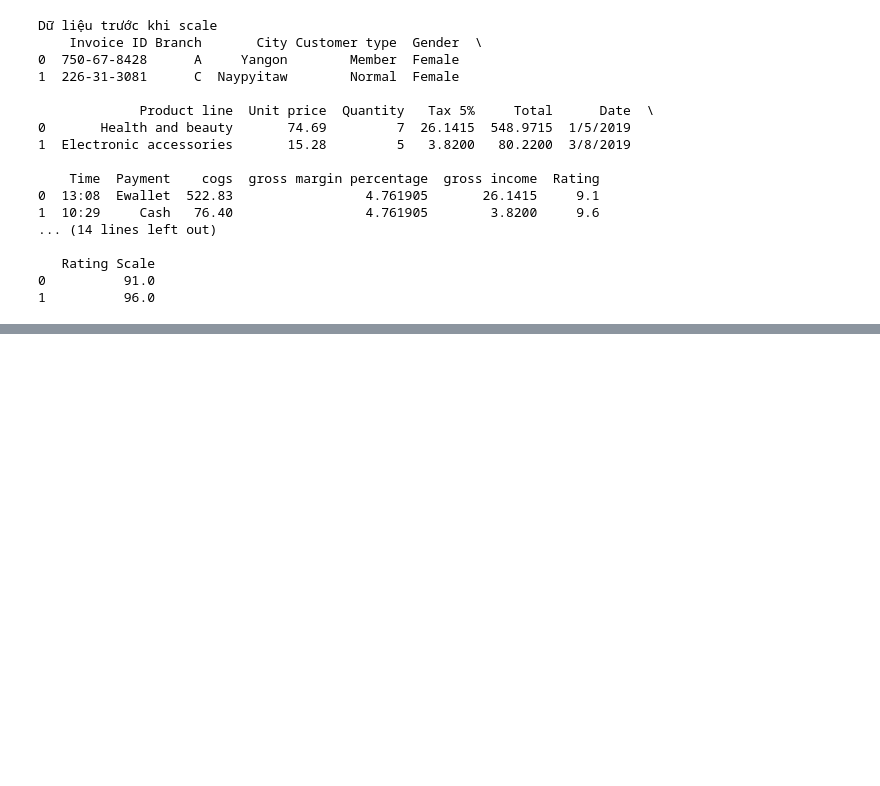
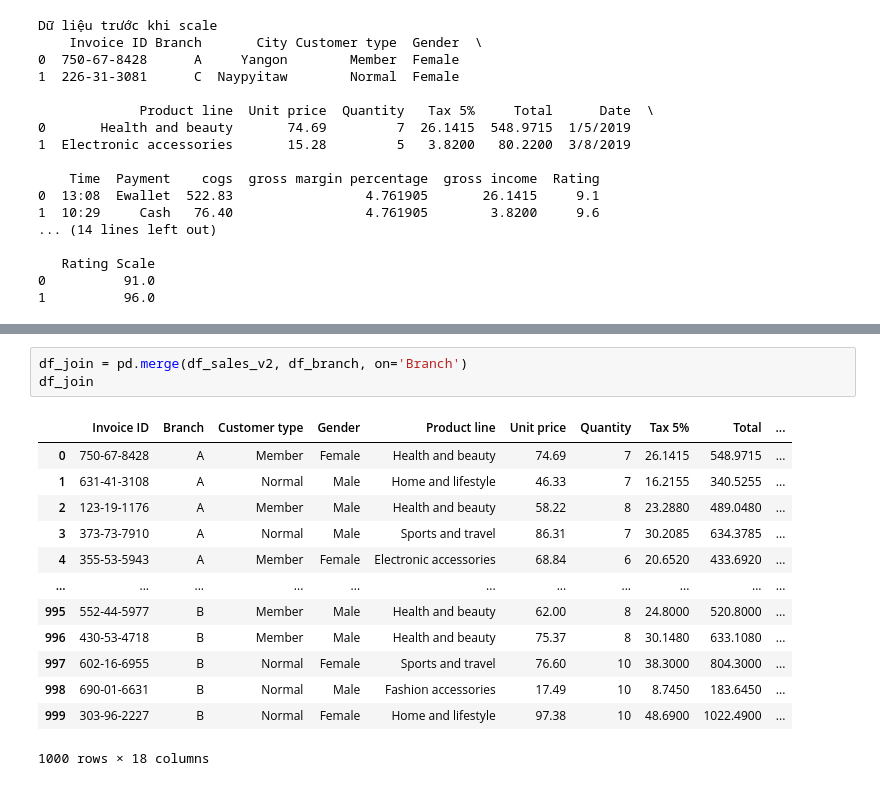
Before and after one commit to ndthanhthuyf11/Course_DA_With_R-Python, a Jupyter notebook: TroGiang/TroGiang_Buoi1.ipynb, the cells around one changed output, grey strips where cells are left out. Drawn from its saved outputs; the diff is of its cells as text; blank space fills up the shorter version.

```diff
--- a/TroGiang/TroGiang_Buoi1.ipynb
+++ b/TroGiang/TroGiang_Buoi1.ipynb
@@ -136,0 +164,17 @@ df_sales[(df_sales['Branch']=='A') | (df_sales['City']=='Yangon')]
+# %%
+df_join = pd.merge(df_sales_v2, df_branch, on='Branch')
+df_join
+# %% [output]
+|  | Invoice ID | Branch | Customer type | Gender | Product line | Unit price | Quantity | Tax 5% | Total | ... |
+| 0 | 750-67-8428 | A | Member | Female | Health and beauty | 74.69 | 7 | 26.1415 | 548.9715 | ... |
+| 1 | 631-41-3108 | A | Normal | Male | Home and lifestyle | 46.33 | 7 | 16.2155 | 340.5255 | ... |
+| 2 | 123-19-1176 | A | Member | Male | Health and beauty | 58.22 | 8 | 23.2880 | 489.0480 | ... |
+| 3 | 373-73-7910 | A | Normal | Male | Sports and travel | 86.31 | 7 | 30.2085 | 634.3785 | ... |
+| 4 | 355-53-5943 | A | Member | Female | Electronic accessories | 68.84 | 6 | 20.6520 | 433.6920 | ... |
+| ... | ... | ... | ... | ... | ... | ... | ... | ... | ... | ... |
+| 995 | 552-44-5977 | B | Member | Male | Health and beauty | 62.00 | 8 | 24.8000 | 520.8000 | ... |
+| 996 | 430-53-4718 | B | Member | Male | Health and beauty | 75.37 | 8 | 30.1480 | 633.1080 | ... |
+| 997 | 602-16-6955 | B | Normal | Female | Sports and travel | 76.60 | 10 | 38.3000 | 804.3000 | ... |
+| 998 | 690-01-6631 | B | Normal | Male | Fashion accessories | 17.49 | 10 | 8.7450 | 183.6450 | ... |
+| 999 | 303-96-2227 | B | Normal | Female | Home and lifestyle | 97.38 | 10 | 48.6900 | 1022.4900 | ... |
+1000 rows × 18 columns
```
Also changed, not shown: parts of 5 cells of this notebook.
